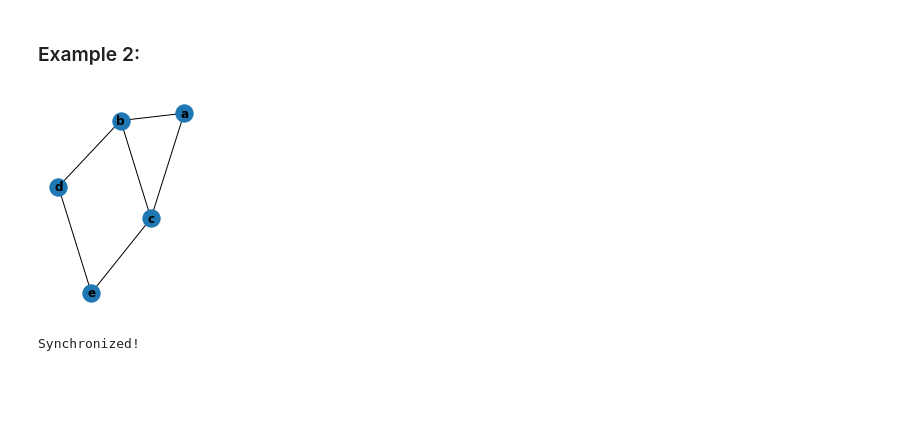
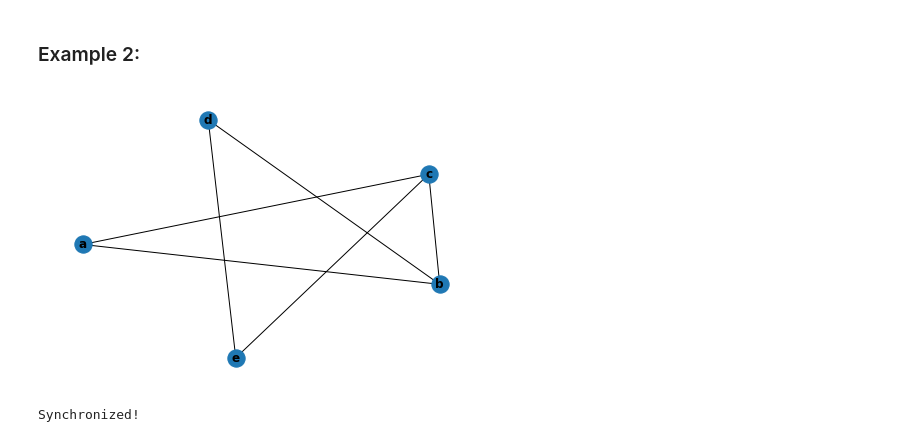
Before and after one commit to BryaneX455/reu2022, a Jupyter notebook: FCA Model/FCA.ipynb, the cells around one changed output. Cells and saved outputs as stored; diff of their text form; code cells hidden in the pictures; blank space fills up the shorter version.

```diff
--- a/FCA Model/FCA.ipynb
+++ b/FCA Model/FCA.ipynb
@@ -71,11 +71,10 @@ Synchronized!
 # %%
 edgelist = [['a','b'], ['a', 'c'], ['b', 'c'], ['b', 'd'], ['c', 'e'], ['d', 'e']]
 G = nx.Graph()
 G.add_edges_from(edgelist)
-ax = plt.subplot(121)
 nx.draw(G, with_labels=True, font_weight='bold')
 # %% [output]
-[figure, old version]
+[figure, new version]
 # %%
 FCA(G, [1, 2, 3, 1, 4], 6, 20);
 # %% [output]
```
Also changed, not shown: parts of 12 cells of this notebook.
